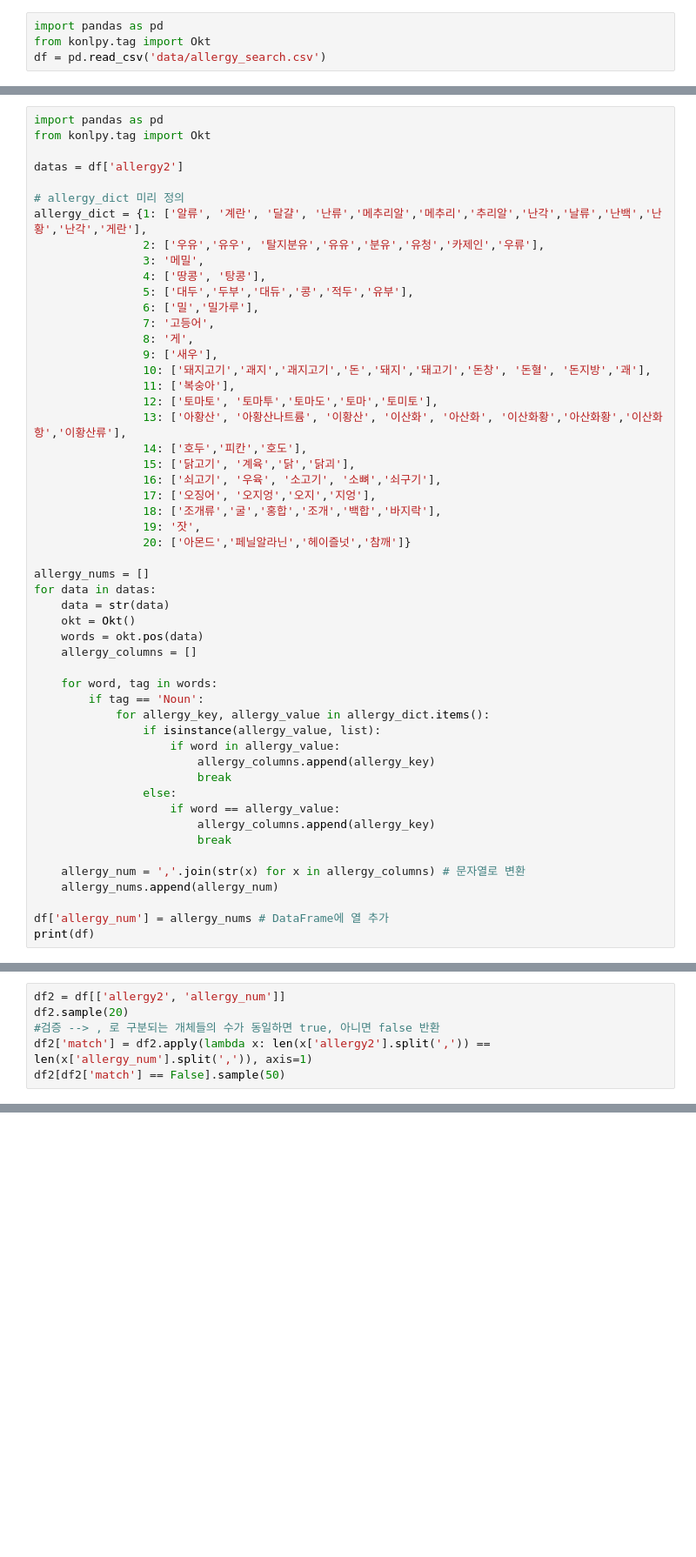
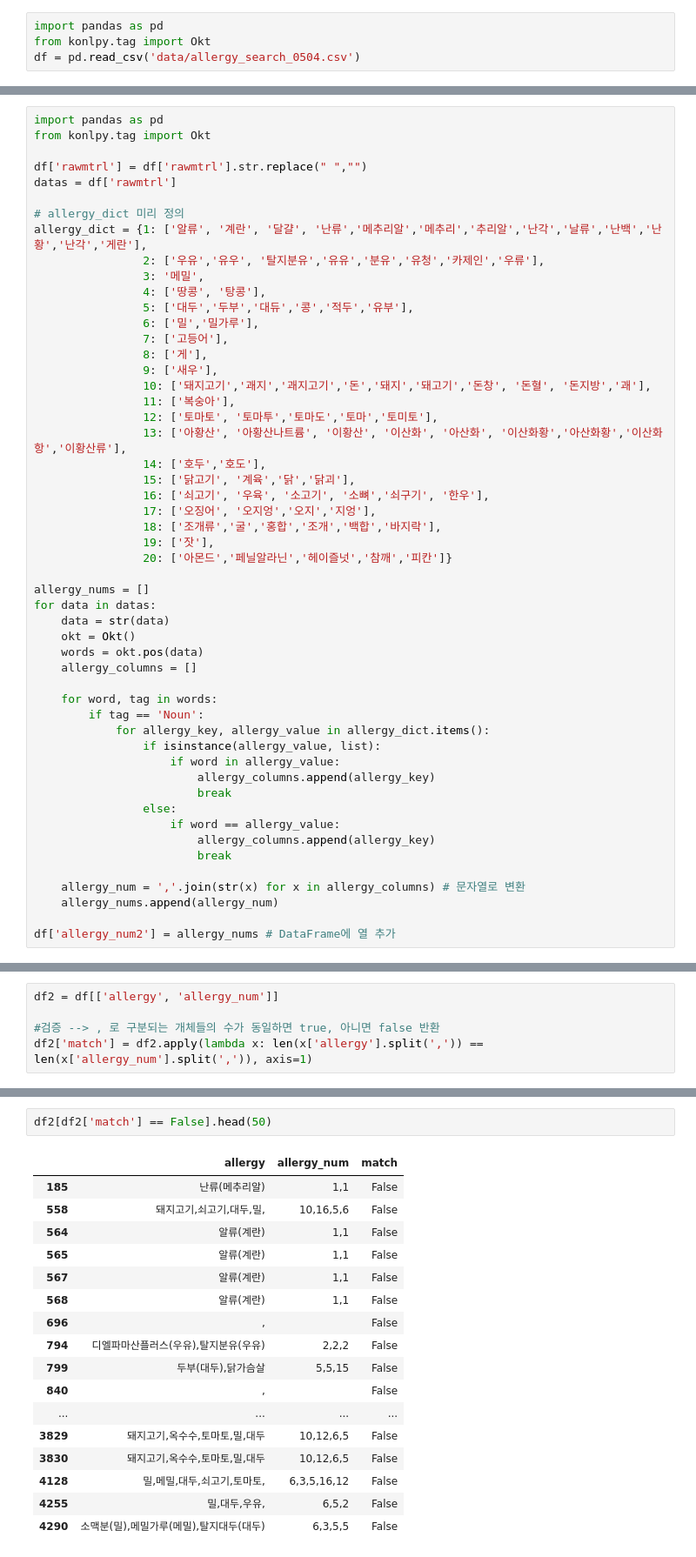
Before and after one commit to dilicat0813/2023allergy, a Jupyter notebook: 01.request/4. dictexchange.ipynb, the cells around one changed output, grey strips where cells are left out. Shown at 87% size. Saved outputs shown, nothing was run; the diff lists cells and outputs as text; blank space fills up the shorter version.

```diff
--- a/01.request/4. dictexchange.ipynb
+++ b/01.request/4. dictexchange.ipynb
@@ -1,4 +1,4 @@
 # %%
 import pandas as pd
 from konlpy.tag import Okt
-df = pd.read_csv('data/allergy_search.csv')
+df = pd.read_csv('data/allergy_search_0504.csv')
@@ -8,7 +60,8 @@ df
 import pandas as pd
 from konlpy.tag import Okt
 
-datas = df['allergy2']
+df['rawmtrl'] = df['rawmtrl'].str.replace(" ","")
+datas = df['rawmtrl']
 
 # allergy_dict 미리 정의
 allergy_dict = {1: ['알류', '계란', '달걀', '난류','메추리알','메추리','추리알','난각','날류','난백','난황','난각','게란'],
@@ -17,20 +70,20 @@ allergy_dict = {1: ['알류', '계란', '달걀', '난류','메추리알','메
                 4: ['땅콩', '탕콩'],
                 5: ['대두','두부','대듀','콩','적두','유부'],
                 6: ['밀','밀가루'],
-                7: '고등어',
-                8: '게',
+                7: ['고등어'],
+                8: ['게'],
                 9: ['새우'],
                 10: ['돼지고기','괘지','괘지고기','돈','돼지','돼고기','돈창', '돈혈', '돈지방','괘'],
                 11: ['복숭아'],
                 12: ['토마토', '토마투','토마도','토마','토미토'],
                 13: ['아황산', '아황산나트륨', '이황산', '이산화', '아산화', '이산화황','아산화황','이산화항','이황산류'],
-                14: ['호두','피칸','호도'],
+                14: ['호두','호도'],
                 15: ['닭고기', '계육','닭','닭괴'],
-                16: ['쇠고기', '우육', '소고기', '소뼈','쇠구기'],
+                16: ['쇠고기', '우육', '소고기', '소뼈','쇠구기', '한우'],
                 17: ['오징어', '오지엉','오지','지엉'],
                 18: ['조개류','굴','홍합','조개','백합','바지락'],
-                19: '잣',
-                20: ['아몬드','페닐알라닌','헤이즐넛','참깨']}
+                19: ['잣'],
+                20: ['아몬드','페닐알라닌','헤이즐넛','참깨','피칸']}
 
 allergy_nums = []
 for data in datas:
@@ -54,5 +107,4 @@ for data in datas:
     allergy_num = ','.join(str(x) for x in allergy_columns) # 문자열로 변환
     allergy_nums.append(allergy_num)
 
-df['allergy_num'] = allergy_nums # DataFrame에 열 추가
-print(df)
+df['allergy_num2'] = allergy_nums # DataFrame에 열 추가
@@ -77,6 +111,5 @@ print(df)
 # %%
-df2 = df[['allergy2', 'allergy_num']]
-df2.sample(20)
+df2 = df[['allergy', 'allergy_num']]
+
 #검증 --> , 로 구분되는 개체들의 수가 동일하면 true, 아니면 false 반환
-df2['match'] = df2.apply(lambda x: len(x['allergy2'].split(',')) == len(x['allergy_num'].split(',')), axis=1)
-df2[df2['match'] == False].sample(50)
+df2['match'] = df2.apply(lambda x: len(x['allergy'].split(',')) == len(x['allergy_num'].split(',')), axis=1)
@@ -154,3 +142,23 @@ print(df)
+# %%
+df2[df2['match'] == False].head(50)
+# %% [output]
+|  | allergy | allergy_num | match |
+| 185 | 난류(메추리알) | 1,1 | False |
+| 558 | 돼지고기,쇠고기,대두,밀, | 10,16,5,6 | False |
+| 564 | 알류(계란) | 1,1 | False |
+| 565 | 알류(계란) | 1,1 | False |
+| 567 | 알류(계란) | 1,1 | False |
+| 568 | 알류(계란) | 1,1 | False |
+| 696 | , |  | False |
+| 794 | 디엘파마산플러스(우유),탈지분유(우유) | 2,2,2 | False |
+| 799 | 두부(대두),닭가슴살 | 5,5,15 | False |
+| 840 | , |  | False |
+| ... | ... | ... | ... |
+| 3829 | 돼지고기,옥수수,토마토,밀,대두 | 10,12,6,5 | False |
+| 3830 | 돼지고기,옥수수,토마토,밀,대두 | 10,12,6,5 | False |
+| 4128 | 밀,메밀,대두,쇠고기,토마토, | 6,3,5,16,12 | False |
+| 4255 | 밀,대두,우유, | 6,5,2 | False |
+| 4290 | 소맥분(밀),메밀가루(메밀),탈지대두(대두) | 6,3,5,5 | False |
 # %%
 df[['allergy_num2','allergy_num']].sample(30)
 # %% [output]
```
Also changed, not shown: parts of 14 cells of this notebook, 15 other files.
